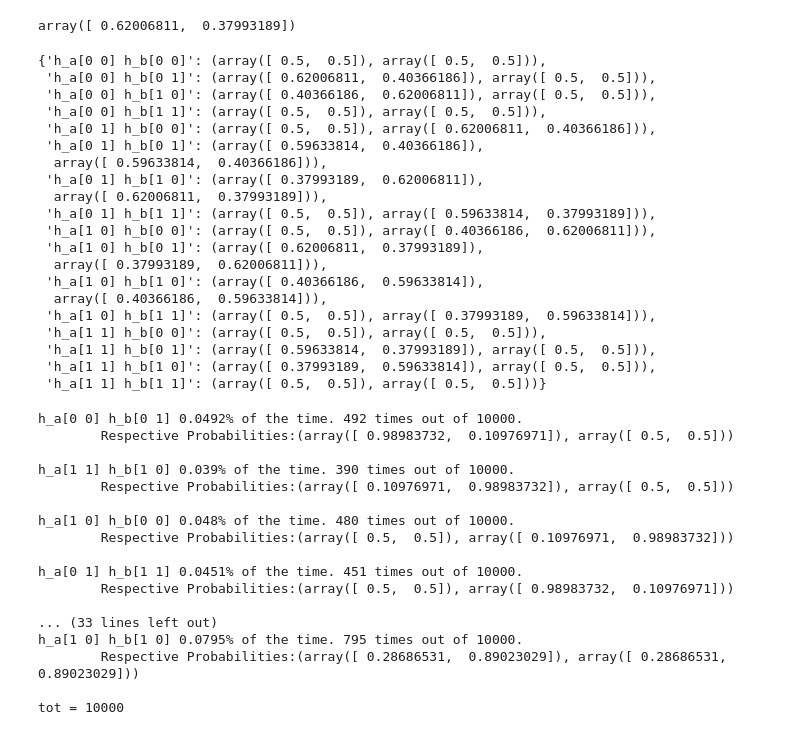
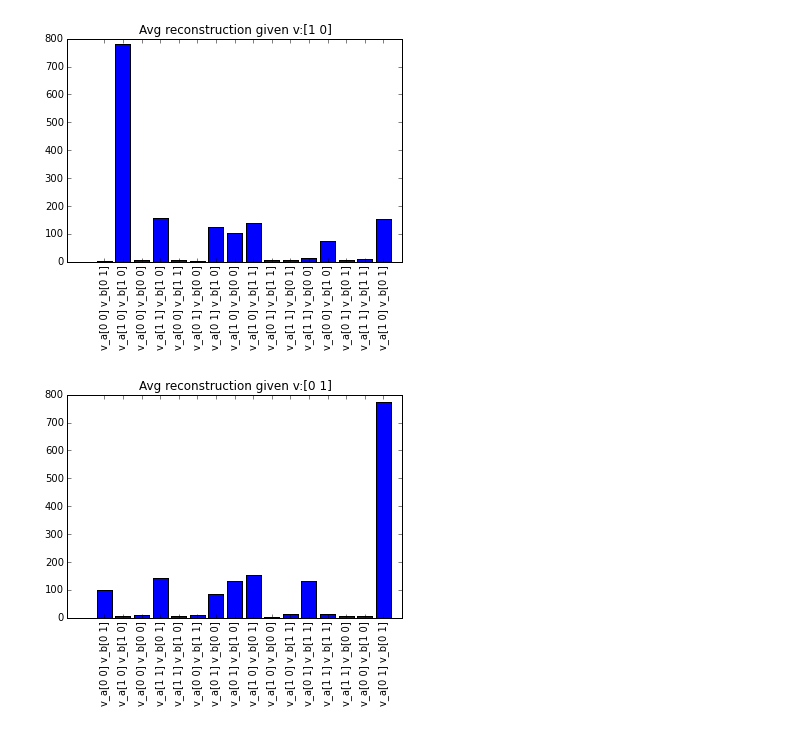
Before and after one commit to garibaldu/multicauseRBM, a Jupyter notebook: Max/TwoBitRBM.ipynb, the cells around one changed output. Drawn from its saved outputs; the diff is of its cells as text; code cells hidden in the pictures.

```diff
--- a/Max/TwoBitRBM.ipynb
+++ b/Max/TwoBitRBM.ipynb
@@ -134,3 +75,0 @@ $$ \psi_{j=0} = \sum_i W_{0i} (v_i  + \sigma_{i0}^A - \sigma_{i0}^{AB}) $$
-# %%
-h_a, h_b = run_partitioned_samples(h_a,h_b, w_a,w_b, v, 500, 0.5, 0.5,0.5,0.5)
-print("h_a{} h_b{}".format(h_a, h_b))
@@ -254,30 +292,6 @@ r = calculate_result_dict(w_a, w_b)
 # %%
-h_a = np.array([1,0])
-h_b = np.array([0,1])
-
-p_hid(h_a, h_b, w_a, w_b)[0]
+plot_avg_results_for_visible_pattern(np.array([1,0]), a)
+plot_avg_results_for_visible_pattern(np.array([0,1]), a)
 # %% [output]
-array([ 0.62006811,  0.37993189])
+[figure, added]
+[figure, added]
-# %%
-r
-# %% [output]
-{'h_a[0 0] h_b[0 0]': (array([ 0.5,  0.5]), array([ 0.5,  0.5])),
- 'h_a[0 0] h_b[0 1]': (array([ 0.62006811,  0.40366186]), array([ 0.5,  0.5])),
- 'h_a[0 0] h_b[1 0]': (array([ 0.40366186,  0.62006811]), array([ 0.5,  0.5])),
- 'h_a[0 0] h_b[1 1]': (array([ 0.5,  0.5]), array([ 0.5,  0.5])),
- 'h_a[0 1] h_b[0 0]': (array([ 0.5,  0.5]), array([ 0.62006811,  0.40366186])),
- 'h_a[0 1] h_b[0 1]': (array([ 0.59633814,  0.40366186]),
-  array([ 0.59633814,  0.40366186])),
- 'h_a[0 1] h_b[1 0]': (array([ 0.37993189,  0.62006811]),
-  array([ 0.62006811,  0.37993189])),
- 'h_a[0 1] h_b[1 1]': (array([ 0.5,  0.5]), array([ 0.59633814,  0.37993189])),
- 'h_a[1 0] h_b[0 0]': (array([ 0.5,  0.5]), array([ 0.40366186,  0.62006811])),
- 'h_a[1 0] h_b[0 1]': (array([ 0.62006811,  0.37993189]),
-  array([ 0.37993189,  0.62006811])),
- 'h_a[1 0] h_b[1 0]': (array([ 0.40366186,  0.59633814]),
-  array([ 0.40366186,  0.59633814])),
- 'h_a[1 0] h_b[1 1]': (array([ 0.5,  0.5]), array([ 0.37993189,  0.59633814])),
- 'h_a[1 1] h_b[0 0]': (array([ 0.5,  0.5]), array([ 0.5,  0.5])),
- 'h_a[1 1] h_b[0 1]': (array([ 0.59633814,  0.37993189]), array([ 0.5,  0.5])),
- 'h_a[1 1] h_b[1 0]': (array([ 0.37993189,  0.59633814]), array([ 0.5,  0.5])),
- 'h_a[1 1] h_b[1 1]': (array([ 0.5,  0.5]), array([ 0.5,  0.5]))}
@@ -297,21 +297,0 @@ def runit_approx(times, sample_times,h_a, h_b, w_a, w_b,v, c = approx_correction
-# %%
-hiddens = runit_approx(10000,100, h_a, h_b, w_a,w_b,v)
-probs_for_result_dict(r, hiddens)
-# %% [output]
-h_a[0 0] h_b[0 1] 0.0492% of the time. 492 times out of 10000.
-        Respective Probabilities:(array([ 0.98983732,  0.10976971]), array([ 0.5,  0.5]))
-
-h_a[1 1] h_b[1 0] 0.039% of the time. 390 times out of 10000.
-        Respective Probabilities:(array([ 0.10976971,  0.98983732]), array([ 0.5,  0.5]))
-
-h_a[1 0] h_b[0 0] 0.048% of the time. 480 times out of 10000.
-        Respective Probabilities:(array([ 0.5,  0.5]), array([ 0.10976971,  0.98983732]))
-
-h_a[0 1] h_b[1 1] 0.0451% of the time. 451 times out of 10000.
-        Respective Probabilities:(array([ 0.5,  0.5]), array([ 0.98983732,  0.10976971]))
-
-... (33 lines left out)
-h_a[1 0] h_b[1 0] 0.0795% of the time. 795 times out of 10000.
-        Respective Probabilities:(array([ 0.28686531,  0.89023029]), array([ 0.28686531,  0.89023029]))
-
-tot = 10000
```
Also changed, not shown: parts of 43 cells of this notebook, 1 other file.
